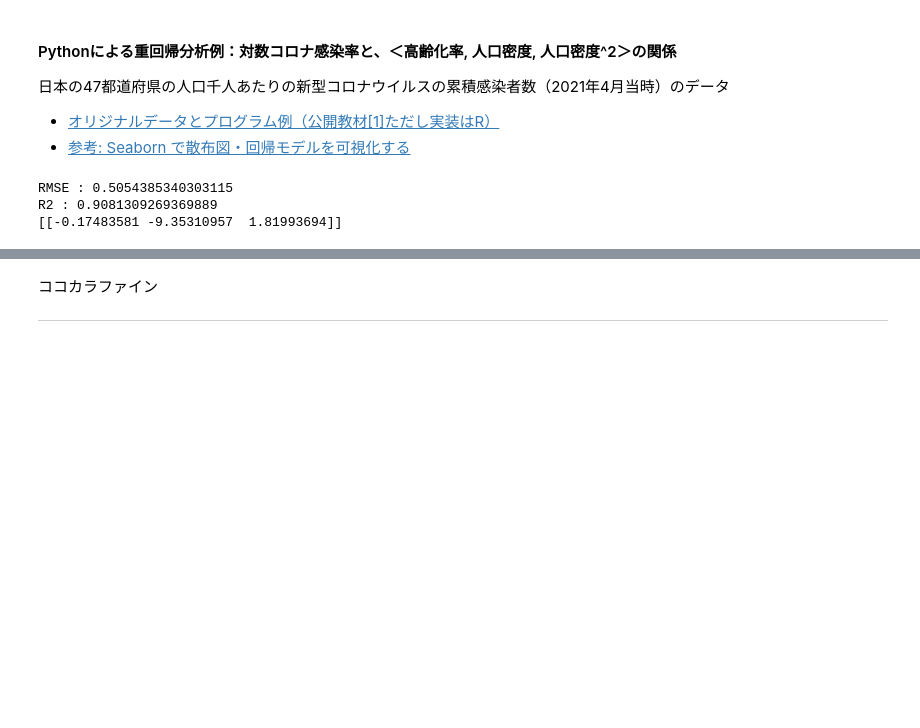
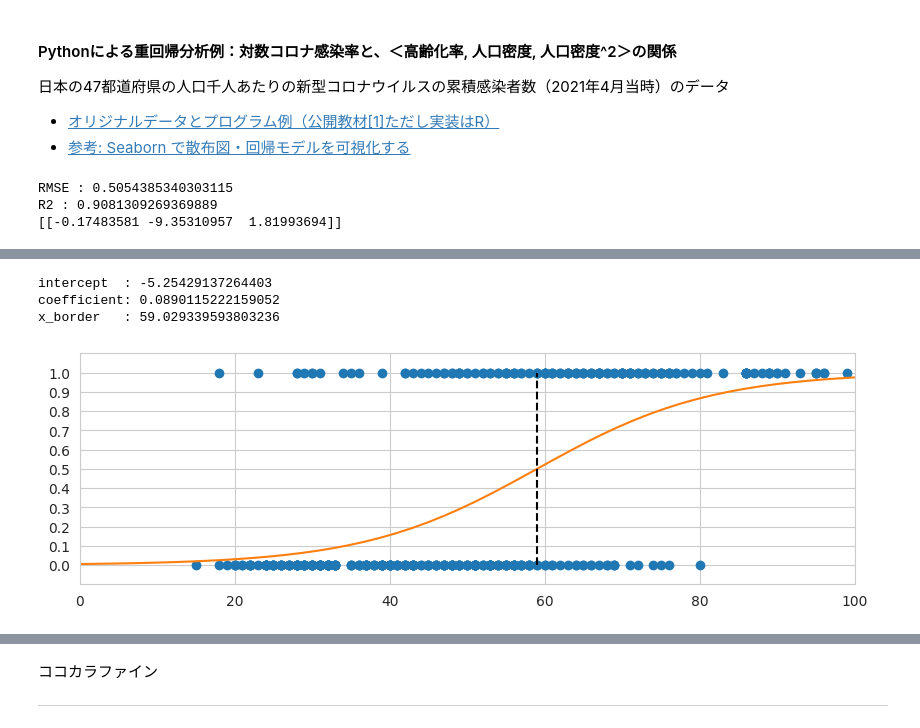
Before and after one commit to MDASH-shinshu/MDASH-T-DS, a Jupyter notebook: 4/4_data_analysis_colab.ipynb, the cells around one changed output, grey strips where cells are left out. Cells and saved outputs as stored; diff of their text form; code cells hidden in the pictures; blank space fills up the shorter version.

```diff
--- a/4/4_data_analysis_colab.ipynb
+++ b/4/4_data_analysis_colab.ipynb
@@ -315,0 +404,54 @@ R2 : 0.9081309269369889
+# %%
+# scikit-learnのLogisticRegressionモデルを適用した結果　（コード引用：TauStation http://taustation.com/logistic-regression/）
+import os
+import numpy as np
+import pandas as pd
+import matplotlib.pyplot as plt
+from sklearn.linear_model import LogisticRegression
+
+# 説明変数:最低湿度、目的変数:降水現象
+X = np.array(df['min-M']).reshape(-1, 1)
+y = df['rain']
+
+# C:正則化強度=1e5, , L2正則化を指定してロジスティック回帰モデラーを構築して最適化実行
+logreg = LogisticRegression(C=1e5, solver='lbfgs')
+logreg.fit(X, y)
+
+# 回帰係数、50%しきい値を表示
+b = logreg.intercept_[0]
+w = logreg.coef_[0][0]
+x_border = 0.0 - b / w
+print("intercept  : {}".format(b))
+print("coefficient: {}".format(w))
+print("x_border   : {}".format(x_border))
+
+# 元データと予測モデルのグラフ描画
+xl = 0
+xr = 100
+
+x_graph = np.linspace(xl, xr)
+y_graph = 1 / (1 + np.exp(- b - w * x_graph))
+
+plt.rcParams["figure.figsize"] = [10,3]
+fig, ax = plt.subplots()
+
+ax.scatter(X, y, c='tab:blue')
+ax.plot(x_graph, y_graph, c='tab:orange')
+ax.plot([x_border, x_border], [0, 1], c='k', linestyle='dashed')
+
+ax.set_xlim(xl, xr)
+ax.set_ylim(-0.1, 1.1)
+ax.set_yticks(np.linspace(0, 1, 11))
+ax.grid(True)
+plt.show()
+
+# α切片 intercept、β傾き coefficientの推定結果、予測モデルとしての曲線（降水確率）が表示されている。
+# 最大尤度推定した結果の確率50%しきい値（湿度）は、x_border として表示されている。
+
+# 湿度が40%，60％，80％の時、降水確率は各々 およそ15%，50％，85%となることがわかる（あくまで確率）
+# 曲線の傾きはかなり「なだらか」であるから、湿度を使って雨降りを言い当てるのは（よほどの高湿度の状況以外は）結構難しいと言える。
+# %% [output]
+intercept  : -5.25429137264403
+coefficient: 0.0890115222159052
+x_border   : 59.029339593803236
+[figure, added]
```
Also changed, not shown: parts of 23 cells of this notebook.
